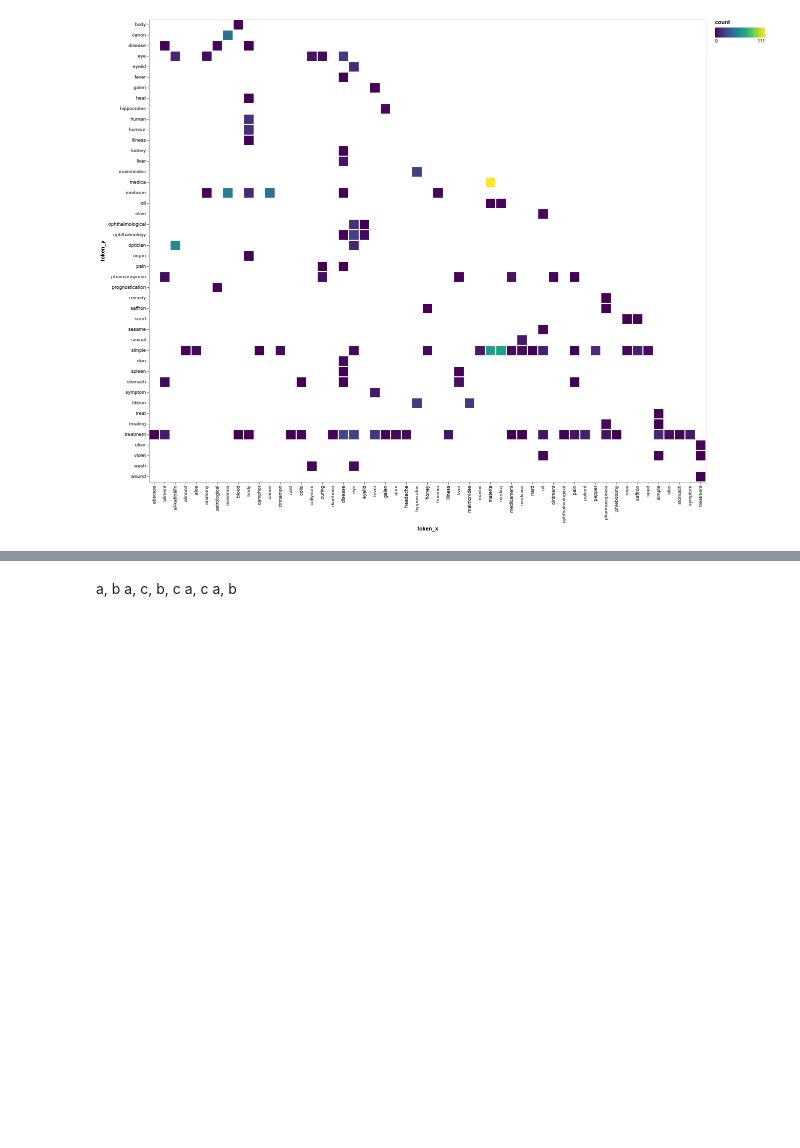
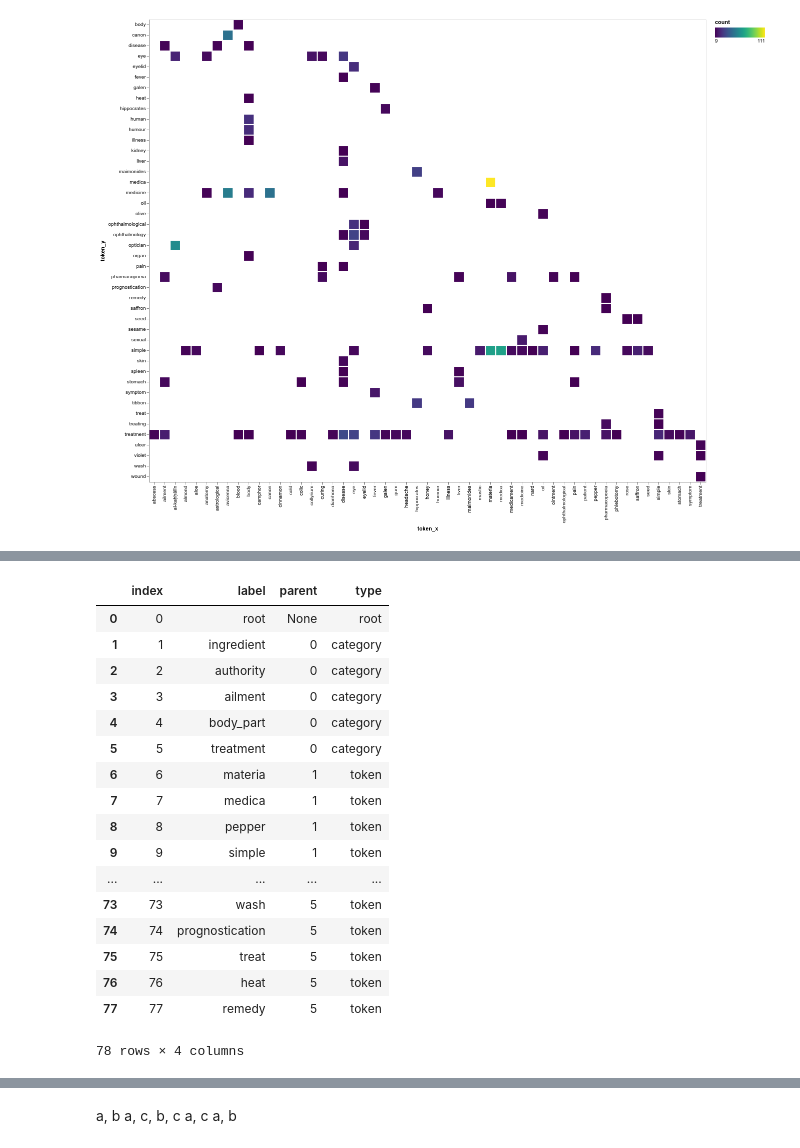
Before and after one commit to CamLib/genizah-medical-visualisation, a Jupyter notebook: notebooks/04-data-visualisation.ipynb, the cells around one changed output, grey strips where cells are left out. Drawn from its saved outputs; the diff is of its cells as text; code cells hidden in the pictures; blank space fills up the shorter version.

```diff
--- a/notebooks/04-data-visualisation.ipynb
+++ b/notebooks/04-data-visualisation.ipynb
@@ -444,0 +469,33 @@ alt.Chart(co_oc_counts[co_oc_counts['count'] > 8]).mark_rect().encode(
+# %%
+# We're going to organise tokens hierachically by category. Using Vega's nest transform
+# would seem to be easiest, but it doesn't seem to provide a way to specify node IDs, which
+# we need in order to provide the co-occurance relationships. Instead we'll have to provide
+# a list of nodes with parent pointers and use the stratisfy transform to produce a tree.
+
+eb_nodes = pd.DataFrame([{'parent': None, 'label': 'root', 'type': 'root'}])
+
+# The pairs we'll include in the visualisation
+eb_pairs = co_oc_counts[co_oc_counts['count'] > 8]
+
+eb_leaves = pd.concat(
+    [eb_pairs[['token_x', 'type_x']].rename(columns=drop_column_suffix),
+     eb_pairs[['token_y', 'type_y']].rename(columns=drop_column_suffix)]
+).drop_duplicates()
+
+_type_nodes = eb_leaves[['type']].drop_duplicates().rename(columns={'type': 'label'})
+_type_nodes['parent'] = eb_nodes.iloc[0].name
+_type_nodes['type'] = 'category'
+
+eb_nodes = pd.concat([eb_nodes, _type_nodes], ignore_index=True)
+
+eb_leaf_nodes = (
+    pd.merge(eb_leaves,
+         eb_nodes[eb_nodes['type'] == 'category'].reset_index()[['index', 'label']],
+         left_on='type', right_on='label')
+    [['token', 'index']]
+    .rename(columns={'token': 'label', 'index': 'parent'}))
+eb_leaf_nodes['type'] = 'token'
+eb_leaf_nodes
+
+eb_nodes = pd.concat([eb_nodes, eb_leaf_nodes], ignore_index=True)
+eb_nodes.head(10)
@@ -444,0 +565,21 @@ alt.Chart(co_oc_counts[co_oc_counts['count'] > 8]).mark_rect().encode(
+# %%
+eb_nodes.reset_index()
+# %% [output]
+|  | index | label | parent | type |
+| 0 | 0 | root | None | root |
+| 1 | 1 | ingredient | 0 | category |
+| 2 | 2 | authority | 0 | category |
+| 3 | 3 | ailment | 0 | category |
+| 4 | 4 | body_part | 0 | category |
+| 5 | 5 | treatment | 0 | category |
+| 6 | 6 | materia | 1 | token |
+| 7 | 7 | medica | 1 | token |
+| 8 | 8 | pepper | 1 | token |
+| 9 | 9 | simple | 1 | token |
+| ... | ... | ... | ... | ... |
+| 73 | 73 | wash | 5 | token |
+| 74 | 74 | prognostication | 5 | token |
+| 75 | 75 | treat | 5 | token |
+| 76 | 76 | heat | 5 | token |
+| 77 | 77 | remedy | 5 | token |
+78 rows × 4 columns
```
Also changed, not shown: parts of 23 cells of this notebook.
